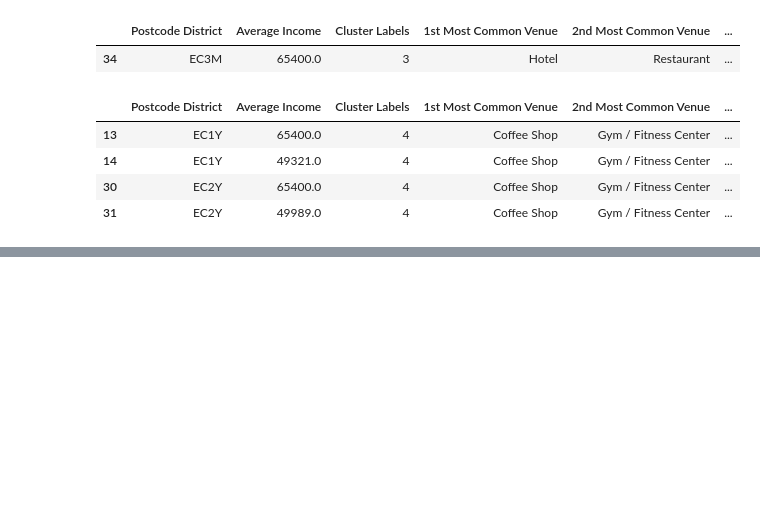
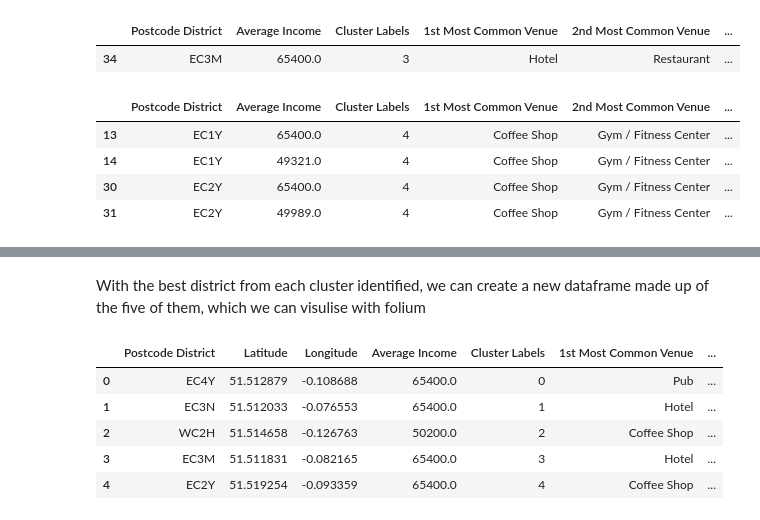
Before and after one commit to DHoole/Coursera-Capstone, a Jupyter notebook: Capstone Project Notebook.ipynb, the cells around one changed output, grey strips where cells are left out. Cells and saved outputs as stored; diff of their text form; code cells hidden in the pictures; blank space fills up the shorter version.

```diff
--- a/Capstone Project Notebook.ipynb
+++ b/Capstone Project Notebook.ipynb
@@ -585 +601,23 @@ Sushi Restaurant    2
 Name: 10th Most Common Venue, dtype: int64
+# %% [markdown]
+With the best district from each cluster identified, we can create a new dataframe made up of the five of them, which we can visulise with folium
+# %%
+df3 = Ln_merged[(Ln_merged['Postcode District'] == 'EC4Y')]
+df3 = df3.append(Ln_merged[(Ln_merged['Postcode District'] == 'EC3N')])
+df3 = df3.append(Ln_merged[(Ln_merged['Postcode District'] == 'WC2H')])
+df3 = df3.append(Ln_merged[(Ln_merged['Postcode District'] == 'EC3M')])
+df3 = df3.append(Ln_merged[(Ln_merged['Postcode District'] == 'EC2Y')])
+df3.drop(columns = "District", inplace = True)
+df3.groupby(["Postcode District"]).mean()
+df3.drop([57,58,36,37,84,85,31], inplace = True)
+d = {'colour': ["red", "blue", "green", "yellow", "purple"], "Postcode District":["EC4Y", "EC3N", "WC2H", "EC3M", "EC2Y"]}
+df4 = pd.DataFrame(data=d)
+df3 = df3.merge(df4)
+df3
+# %% [output]
+|  | Postcode District | Latitude | Longitude | Average Income | Cluster Labels | 1st Most Common Venue | ... |
+| 0 | EC4Y | 51.512879 | -0.108688 | 65400.0 | 0 | Pub | ... |
+| 1 | EC3N | 51.512033 | -0.076553 | 65400.0 | 1 | Hotel | ... |
+| 2 | WC2H | 51.514658 | -0.126763 | 50200.0 | 2 | Coffee Shop | ... |
+| 3 | EC3M | 51.511831 | -0.082165 | 65400.0 | 3 | Hotel | ... |
+| 4 | EC2Y | 51.519254 | -0.093359 | 65400.0 | 4 | Coffee Shop | ... |
```
Also changed, not shown: parts of 20 cells of this notebook.
